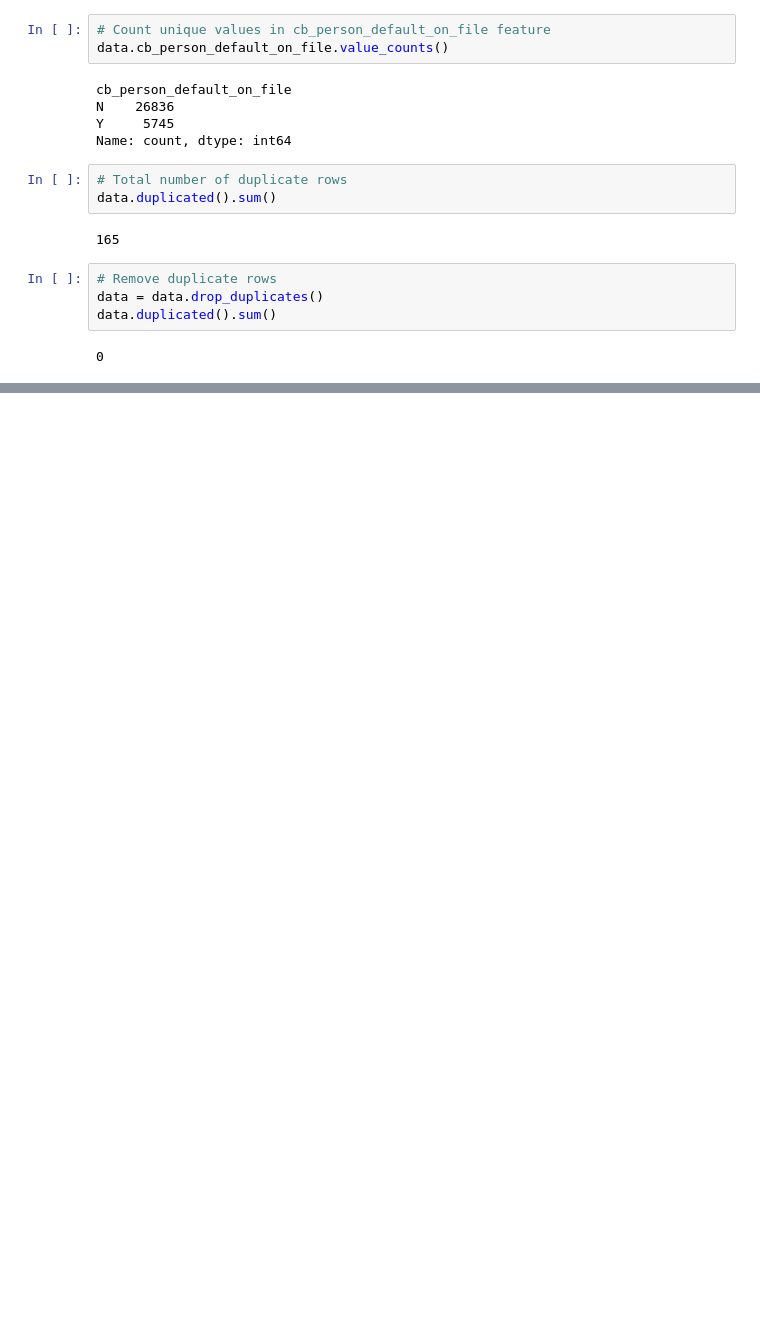
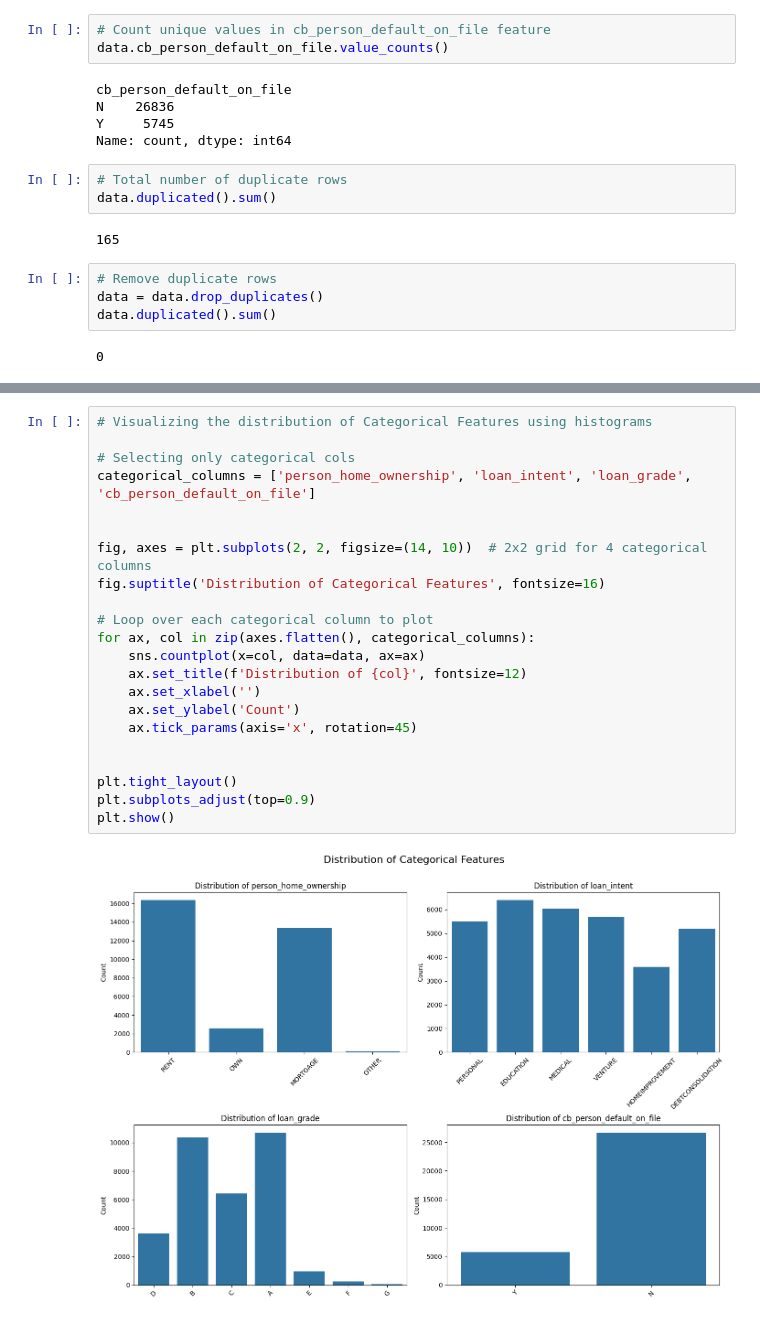
Before and after one commit to ruchira-bogahawatta/BIS-Analysis, a Jupyter notebook: assignment.ipynb, the cells around one changed output, grey strips where cells are left out. Cells and saved outputs as stored; diff of their text form; blank space fills up the shorter version.

```diff
--- a/assignment.ipynb
+++ b/assignment.ipynb
@@ -155,0 +165,24 @@ data.duplicated().sum()
+# %%
+# Visualizing the distribution of Categorical Features using histograms
+
+# Selecting only categorical cols
+categorical_columns = ['person_home_ownership', 'loan_intent', 'loan_grade', 'cb_person_default_on_file']
+
+
+fig, axes = plt.subplots(2, 2, figsize=(14, 10))  # 2x2 grid for 4 categorical columns
+fig.suptitle('Distribution of Categorical Features', fontsize=16)
+
+# Loop over each categorical column to plot
+for ax, col in zip(axes.flatten(), categorical_columns):
+    sns.countplot(x=col, data=data, ax=ax)
+    ax.set_title(f'Distribution of {col}', fontsize=12)
+    ax.set_xlabel('')
+    ax.set_ylabel('Count')
+    ax.tick_params(axis='x', rotation=45)
+
+
+plt.tight_layout()
+plt.subplots_adjust(top=0.9)
+plt.show()
+# %% [output]
+[figure, added]
```
Also changed, not shown: parts of 15 cells of this notebook.
